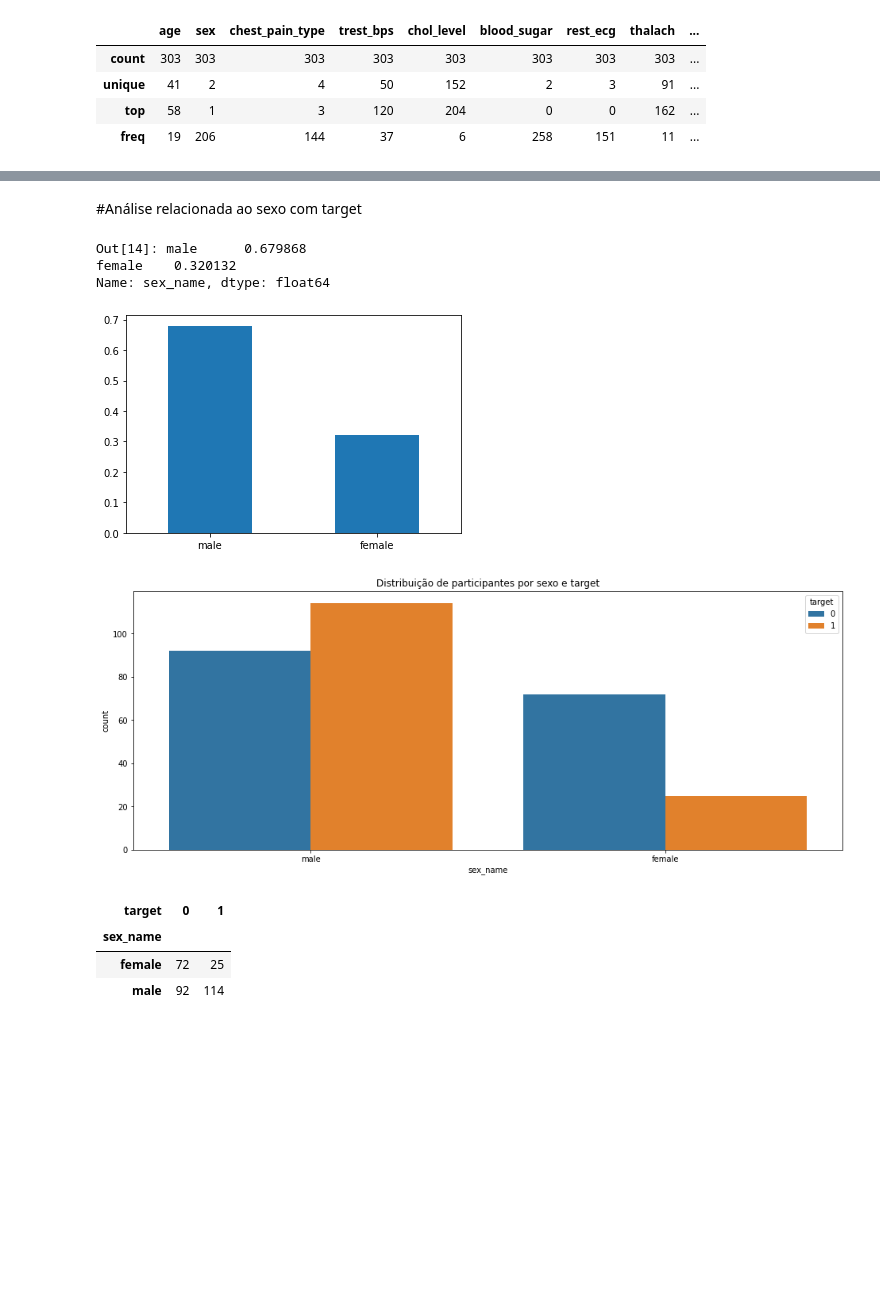
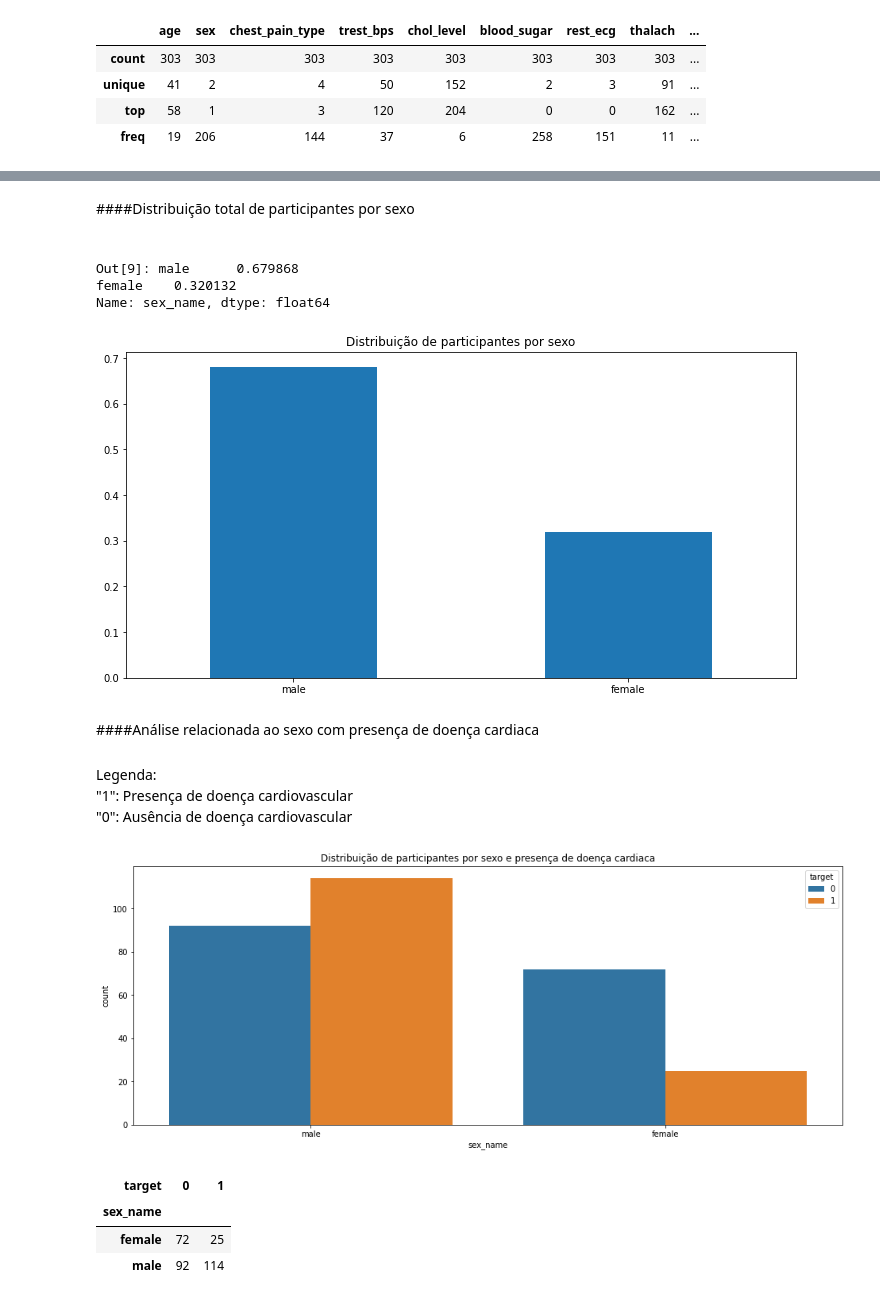
Before and after one commit to jardelMoraes/dinamica2, a Jupyter notebook: dinamica-exploratorio.ipynb, the cells around one changed output, grey strips where cells are left out. Cells and saved outputs as stored; diff of their text form; code cells hidden in the pictures; blank space fills up the shorter version.

```diff
--- a/dinamica-exploratorio.ipynb
+++ b/dinamica-exploratorio.ipynb
@@ -91,23 +77,31 @@ Out[9]: 0      male
 3      male
 4    female
 Name: sex_name, dtype: object
-# %% [markdown]
-#Análise relacionada ao sexo com target
+# %% [markdown]
+####Distribuição total de participantes por sexo<h4>
 # %%
+plt.figure(figsize=(12, 6))
+plt.title('Distribuição de participantes por sexo')
 sex_count = df['sex_name'].value_counts(normalize=True).plot(kind='bar', rot=0);
 sex_count_table = df['sex_name'].value_counts(normalize=True);
 sex_count_table
 # %% [output]
-Out[14]: male      0.679868
+Out[9]: male      0.679868
 female    0.320132
 Name: sex_name, dtype: float64
-[figure, old version]
+[figure, new version]
+# %% [markdown]
+####Análise relacionada ao sexo com presença de doença cardiaca<h4>
+
+Legenda:
+"1": Presença de doença cardiovascular
+"0": Ausência de doença cardiovascular
 # %%
 plt.figure(figsize=(16, 6))
-plt.title('Distribuição de participantes por sexo e target')
+plt.title('Distribuição de participantes por sexo e presença de doença cardiaca')
 sns.countplot(data=df, x='sex_name', hue='target');
 # %% [output]
-[figure, old version]
+[figure, new version]
 # %%
 sex_target = pd.crosstab(df['sex_name'], df['target'])
 
```
Also changed, not shown: parts of 38 cells of this notebook.
